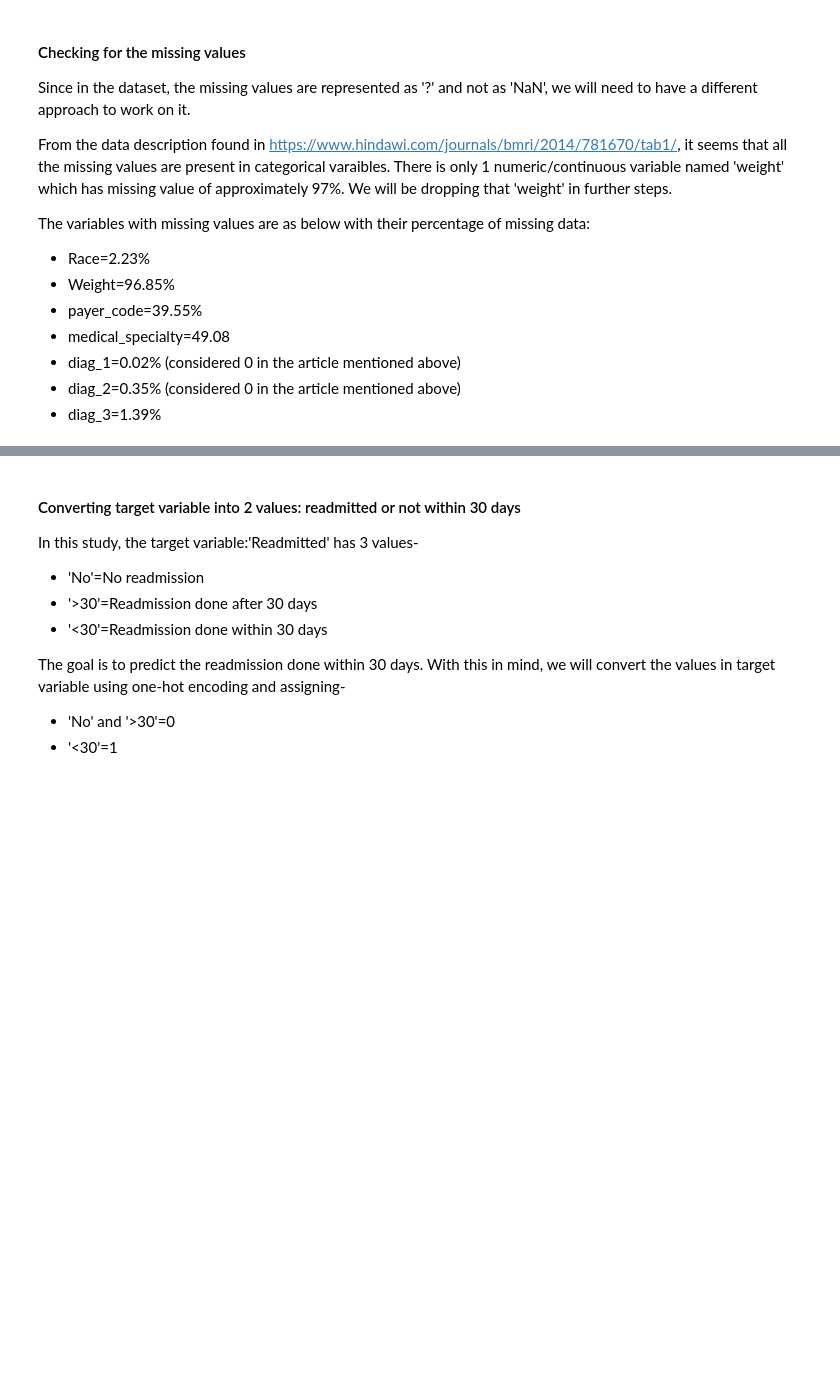
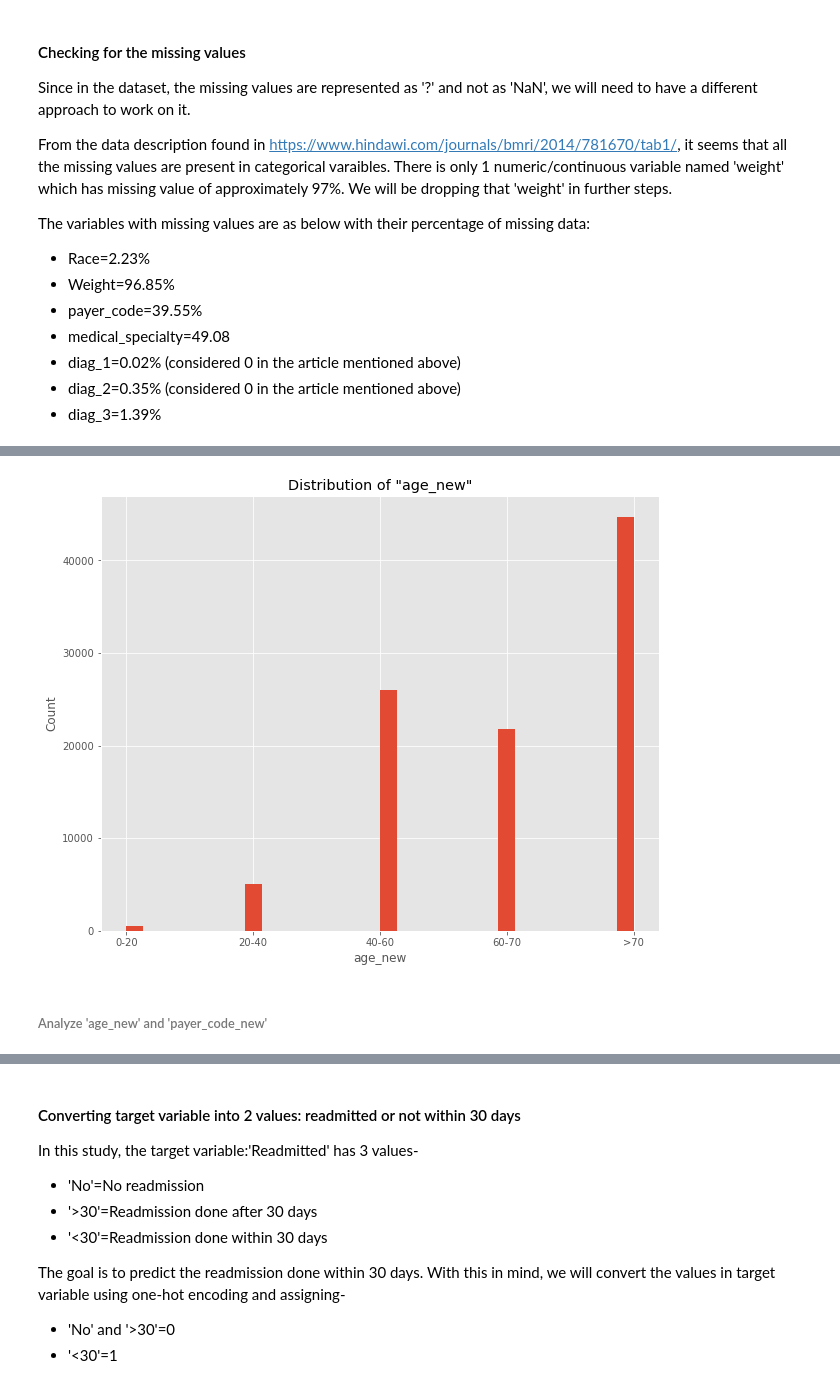
Before and after one commit to RashmiAPatel19/MSDS-7333-Quantifying-the-world, a Jupyter notebook: CaseStudy2/RP_SR_7333_CaseStudy2.ipynb, the cells around one changed output, grey strips where cells are left out. Drawn from its saved outputs; the diff is of its cells as text; code cells hidden in the pictures; blank space fills up the shorter version.

```diff
--- a/CaseStudy2/RP_SR_7333_CaseStudy2.ipynb
+++ b/CaseStudy2/RP_SR_7333_CaseStudy2.ipynb
@@ -188,0 +443,11 @@ readmitted
+# %%
+plt.figure(figsize=(10,8))
+plt.hist(diabetes_df_reduced_2['age_new'],bins=30)
+plt.title('Distribution of "age_new"')
+plt.xlabel("age_new")
+plt.ylabel("Count")
+plt.show()
+# %% [output]
+[figure, added]
+# %% [markdown]
+###### Analyze 'age_new' and 'payer_code_new'
```
Also changed, not shown: parts of 142 cells of this notebook, 2 other files.
